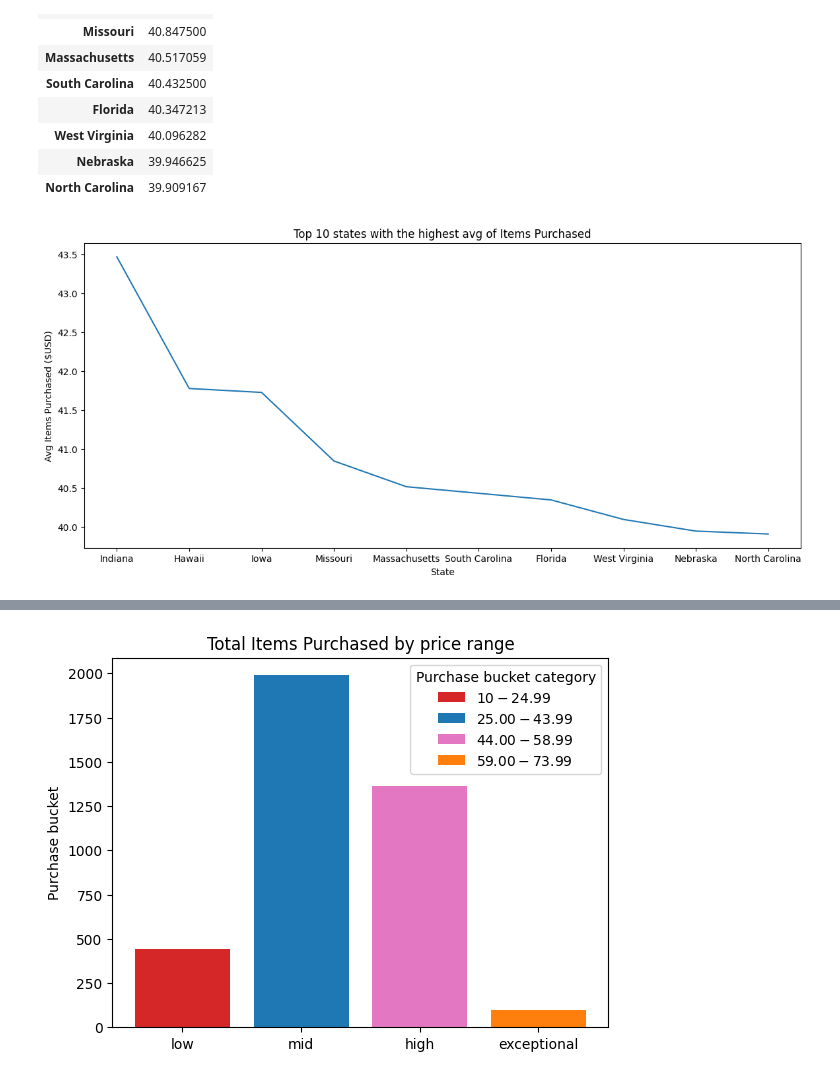
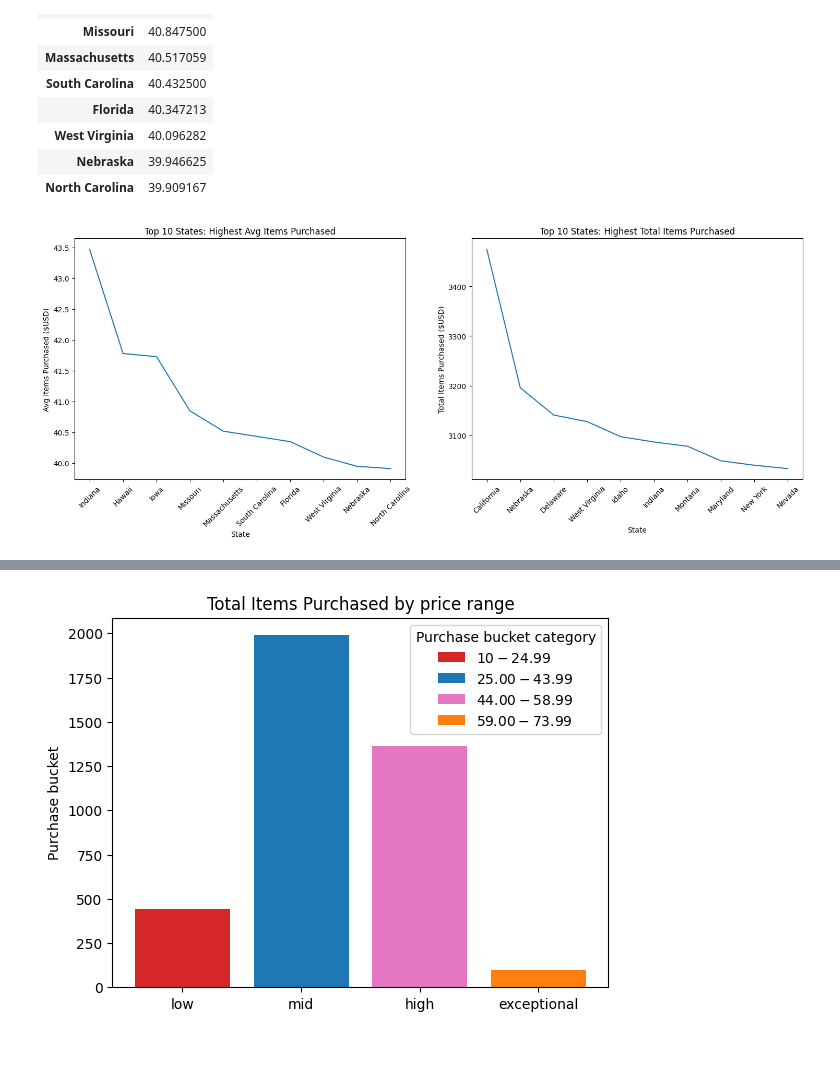
Before and after one commit to Reggie-Amedee-Tech/shopping-behavior, a Jupyter notebook: explore.ipynb, the cells around one changed output, grey strips where cells are left out. Cells and saved outputs as stored; diff of their text form; code cells hidden in the pictures; blank space fills up the shorter version.

```diff
--- a/explore.ipynb
+++ b/explore.ipynb
@@ -125,13 +124,21 @@ markets_highest_average
 | Nebraska | 39.946625 |
 | North Carolina | 39.909167 |
 # %%
+fig, axs = plt.subplots(1, 2, figsize=(18, 6))
 
-plt.figure(figsize=(14,6))
-plt.plot(markets_highest_average['mean'])
 
-plt.title("Top 10 states with the highest avg of Items Purchased")
-plt.ylabel("Avg Items Purchased ($USD)")
-plt.xlabel("State")
+axs[0].plot(markets_highest_average['mean'])
+axs[0].set_title("Top 10 States: Highest Avg Items Purchased")
+axs[0].set_ylabel("Avg Items Purchased ($USD)")
+axs[0].set_xlabel("State")
+axs[0].tick_params(axis='x', rotation=45)
+
+axs[1].plot(markets_purchasing_power['sum'])
+axs[1].set_title("Top 10 States: Highest Total Items Purchased")
+axs[1].set_ylabel("Total Items Purchased ($USD)")
+axs[1].set_xlabel("State")
+axs[1].tick_params(axis='x', rotation=45)
+
 plt.show()
 # %% [output]
-[figure, old version]
+[figure, new version]
```
Also changed, not shown: parts of 5 cells of this notebook.
